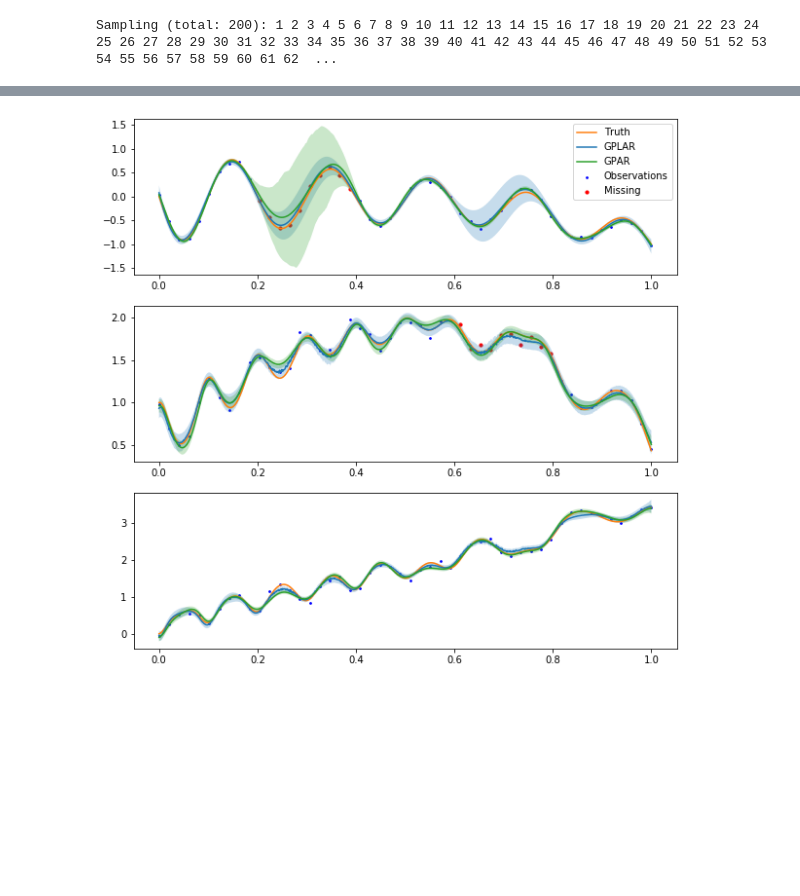
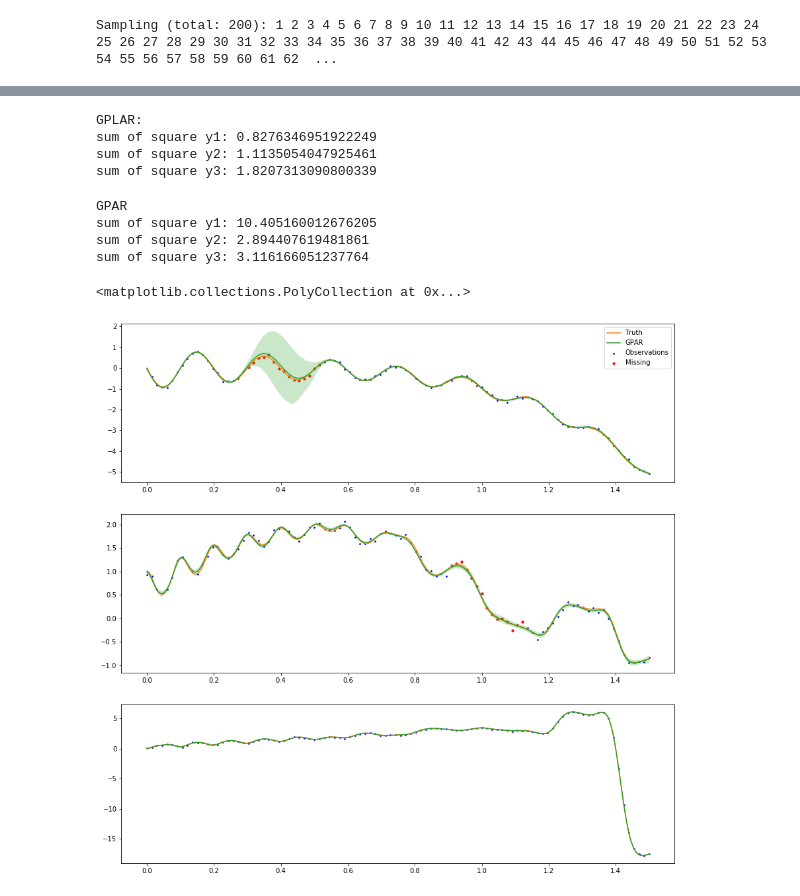
Before and after one commit to XiaRui1996/GPLAR, a Jupyter notebook: notebook/missing_data.ipynb, the cells around one changed output, grey strips where cells are left out. Drawn from its saved outputs; the diff is of its cells as text; code cells hidden in the pictures; blank space fills up the shorter version.

```diff
--- a/notebook/missing_data.ipynb
+++ b/notebook/missing_data.ipynb
@@ -159,2 +302,4 @@ Hmeans, Hvars = m.predict_f(x__, 100)
+# %%
+x__ = np.linspace(0.0,1.5,1500).reshape(1500,1)
 # %%
 Hmeans_c, Hvars_c = m_c.predict_f(x__, 100)
@@ -241,6 +391,13 @@ model_c = GPARRegressor(scale=0.1,
                       nonlinear=True, nonlinear_scale=0.1,
                       noise=0.1,
                       impute=True, replace=True, normalise_y=False)
-model_c.fit(x,y_obs_c)
+model_c.fit(x[:,0],y_obs_c)
 # %% [output]
 Training conditionals (total: 3): 1 2 3
+# %%
+model_c = GPARRegressor(scale=0.1,
+                      linear=True, linear_scale=10.,
+                      nonlinear=True, nonlinear_scale=0.1,
+                      noise=0.1,
+                      impute=True, replace=True, normalise_y=True)
+model_c.fit(x,y_obs_c)
@@ -254,3 +413,6 @@ means_c, lowers_c, uppers_c = \
     model_c.predict(x__, num_samples=200, credible_bounds=True, latent=True)
 # %% [output]
 Sampling (total: 200): 1 2 3 4 5 6 7 8 9 10 11 12 13 14 15 16 17 18 19 20 21 22 23 24 25 26 27 28 29 30 31 32 33 34 35 36 37 38 39 40 41 42 43 44 45 46 47 48 49 50 51 52 53 54 55 56 57 58 59 60 61 62  ...
+# %%
+means_c, lowers_c, uppers_c = \
+    model_c.predict(x__, num_samples=200, credible_bounds=True, latent=True)
@@ -292,35 +503,46 @@ f.savefig('missing.png',dpi=300)
+# %%
+print('GPLAR:')
+print('sum of square y1:',(tf.reduce_sum((h1_[:,None]-predict_y_c[0][0])**2).numpy()))
+print('sum of square y2:',(tf.reduce_sum((h2_[:,None]-predict_y_c[0][1])**2).numpy()))
+print('sum of square y3:',(tf.reduce_sum((h3_[:,None]-predict_y_c[0][2])**2).numpy()))
+# %% [output]
+GPLAR:
+sum of square y1: 0.8276346951922249
+sum of square y2: 1.1135054047925461
+sum of square y3: 1.8207313090800339
+# %%
+print('GPAR')
+print('sum of square y1:',np.sum((h1_-means_c[:,0])**2))
+print('sum of square y2:',np.sum((h2_-means_c[:,1])**2))
+print('sum of square y3:',np.sum((h3_-means_c[:,2])**2))
+# %% [output]
+GPAR
+sum of square y1: 10.405160012676205
+sum of square y2: 2.894407619481861
+sum of square y3: 3.116166051237764
 # %%
-f,(ax1,ax2,ax3) = plt.subplots(3,1,figsize=(10,10))
+f,(ax1,ax2,ax3) = plt.subplots(3,1,figsize=(15,15))
 
 ax1.scatter(x[~mask_1_continuous],y1[~mask_1_continuous], s=3, label='Observations',c='blue')
 ax1.scatter(x[mask_1_continuous],y1[mask_1_continuous],label='Missing', s=10, c='red')
 ax1.plot(x_,h1_,label='Truth',c='tab:orange')
-ax1.plot(x__,predict_y_c[0][0], label='GPLAR', c='tab:blue')
-ax1.fill_between(x__[:,0],predict_y_c[0][2][:,0], predict_y_c[0][1][:,0],
-                facecolor='tab:blue', alpha=.25)
 ax1.plot(x__,means_c[:,0], label='GPAR', c='tab:green')
 ax1.fill_between(x__[:,0],lowers_c[:,0], uppers_c[:,0],
                 facecolor='tab:green', alpha=.25)
 ax1.legend()
 
 ax2.scatter(x[~mask_2_continuous],y2[~mask_2_continuous], s=3, c='blue')
 ax2.scatter(x[mask_2_continuous],y2[mask_2_continuous], s=10, c='red')
 ax2.plot(x_,h2_,label='Truth',c='tab:orange')
-ax2.plot(x__,predict_y_c[1][0], label='GPLAR', c='tab:blue')
-ax2.fill_between(x__[:,0],predict_y_c[1][2][:,0], predict_y_c[1][1][:,0],
-                facecolor='tab:blue', alpha=.25)
 ax2.plot(x__,means_c[:,1], label='GPAR', c='tab:green')
 ax2.fill_between(x__[:,0],lowers_c[:,1], uppers_c[:,1],
                 facecolor='tab:green', alpha=.25)
 
 ax3.scatter(x,y3,s=3,label='Observations',c='blue')
 ax3.plot(x_,h3_,label='Truth',c='tab:orange')
-ax3.plot(x__,predict_y_c[2][0], label='GPLAR', c='tab:blue')
-ax3.fill_between(x__[:,0],predict_y_c[2][2][:,0], predict_y_c[2][1][:,0],
-                facecolor='tab:blue', alpha=.25)
 ax3.plot(x__,means_c[:,2], label='GPAR', c='tab:green')
 ax3.fill_between(x__[:,0],lowers_c[:,2], uppers_c[:,2],
                 facecolor='tab:green', alpha=.25)
-f.savefig('missing_c.png',dpi=300)
 # %% [output]
+<matplotlib.collections.PolyCollection at 0x...>
-[figure, old version]
+[figure, new version]
```
Also changed, not shown: parts of 29 cells of this notebook, 4 other files.
